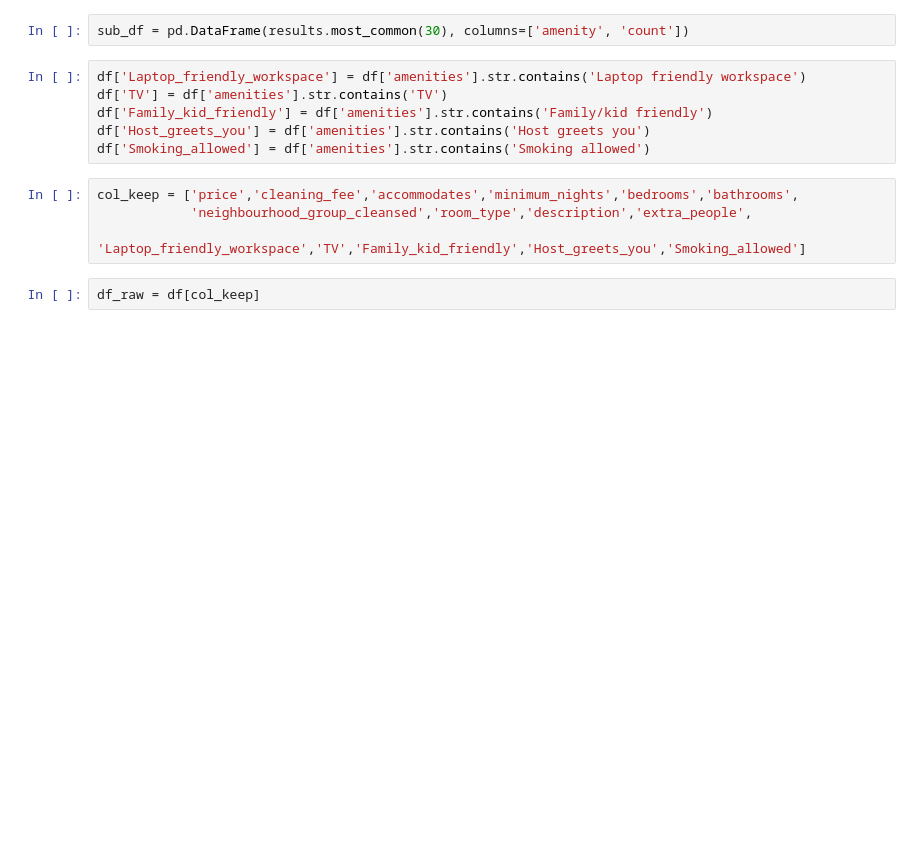
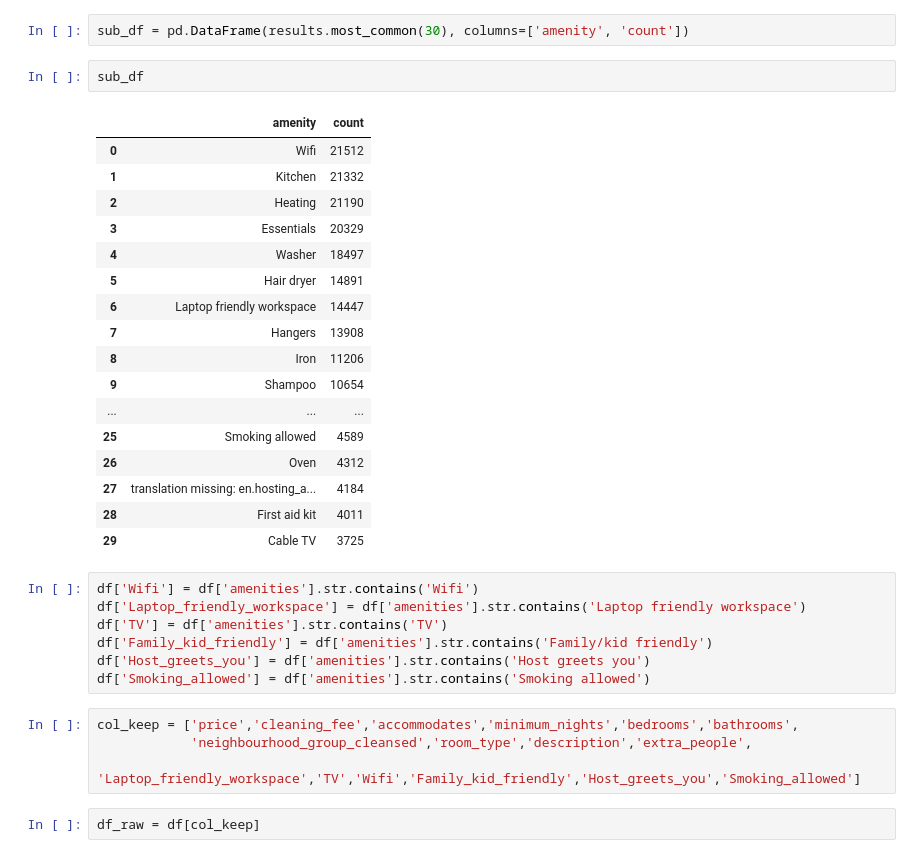
Before and after one commit to AirBnb-Optimal-price-2/DS, a Jupyter notebook: Data_analysis_visualisation/Unit3_build_airbnb_data_cleaning.ipynb, the cells around one changed output. Drawn from its saved outputs; the diff is of its cells as text; blank space fills up the shorter version.

```diff
--- a/Data_analysis_visualisation/Unit3_build_airbnb_data_cleaning.ipynb
+++ b/Data_analysis_visualisation/Unit3_build_airbnb_data_cleaning.ipynb
@@ -106,7 +82,28 @@ results.most_common(30)
  ('Cable TV', 3725)]
 # %%
 sub_df = pd.DataFrame(results.most_common(30), columns=['amenity', 'count'])
+# %%
+sub_df
+# %% [output]
+|  | amenity | count |
+| 0 | Wifi | 21512 |
+| 1 | Kitchen | 21332 |
+| 2 | Heating | 21190 |
+| 3 | Essentials | 20329 |
+| 4 | Washer | 18497 |
+| 5 | Hair dryer | 14891 |
+| 6 | Laptop friendly workspace | 14447 |
+| 7 | Hangers | 13908 |
+| 8 | Iron | 11206 |
+| 9 | Shampoo | 10654 |
+| ... | ... | ... |
+| 25 | Smoking allowed | 4589 |
+| 26 | Oven | 4312 |
+| 27 | translation missing: en.hosting_a... | 4184 |
+| 28 | First aid kit | 4011 |
+| 29 | Cable TV | 3725 |
 # %%
+df['Wifi'] = df['amenities'].str.contains('Wifi')
 df['Laptop_friendly_workspace'] = df['amenities'].str.contains('Laptop friendly workspace')
 df['TV'] = df['amenities'].str.contains('TV')
 df['Family_kid_friendly'] = df['amenities'].str.contains('Family/kid friendly')
@@ -115,7 +112,7 @@ df['Smoking_allowed'] = df['amenities'].str.contains('Smoking allowed')
 # %%
 col_keep = ['price','cleaning_fee','accommodates','minimum_nights','bedrooms','bathrooms',
             'neighbourhood_group_cleansed','room_type','description','extra_people',
-            'Laptop_friendly_workspace','TV','Family_kid_friendly','Host_greets_you','Smoking_allowed']
+            'Laptop_friendly_workspace','TV','Wifi','Family_kid_friendly','Host_greets_you','Smoking_allowed']
 # %%
 df_raw = df[col_keep]
 # %%
```
Also changed, not shown: parts of 21 cells of this notebook, 1 other file.
